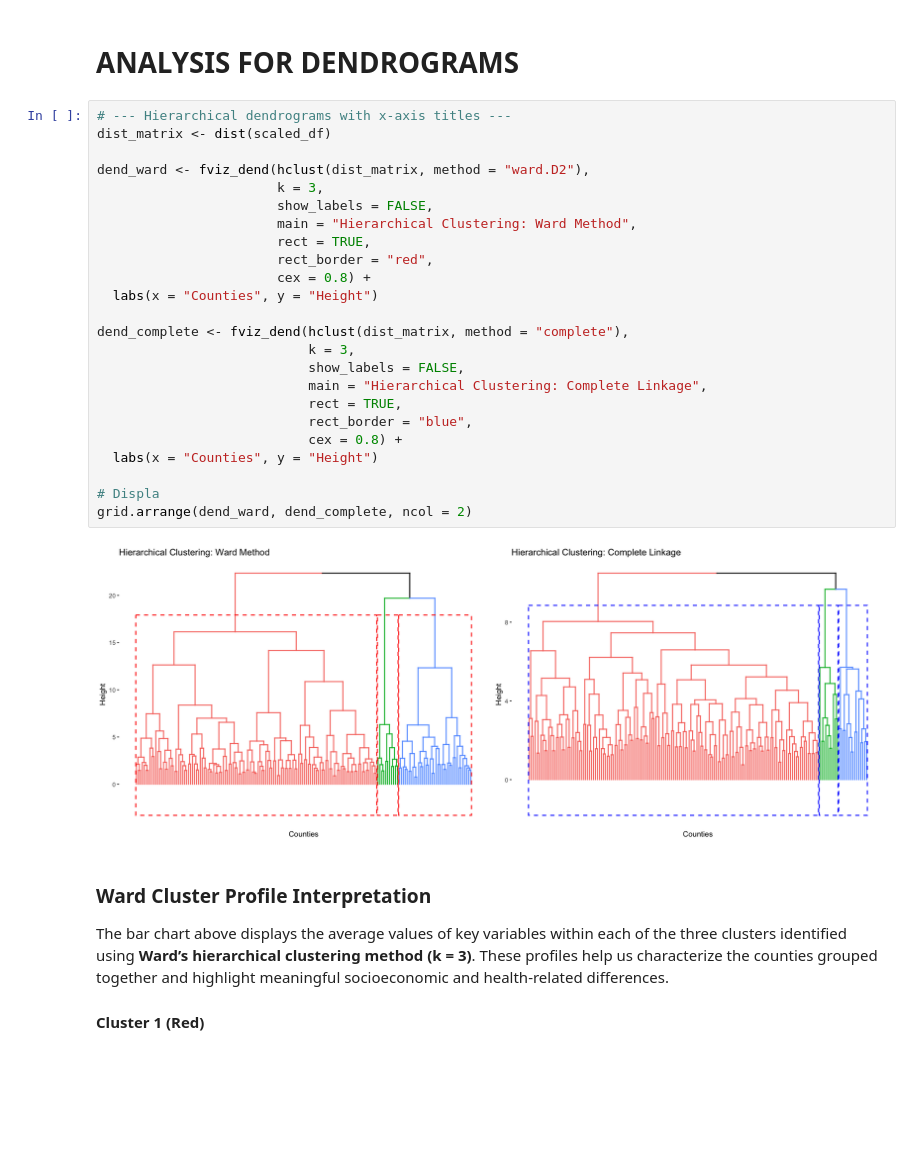
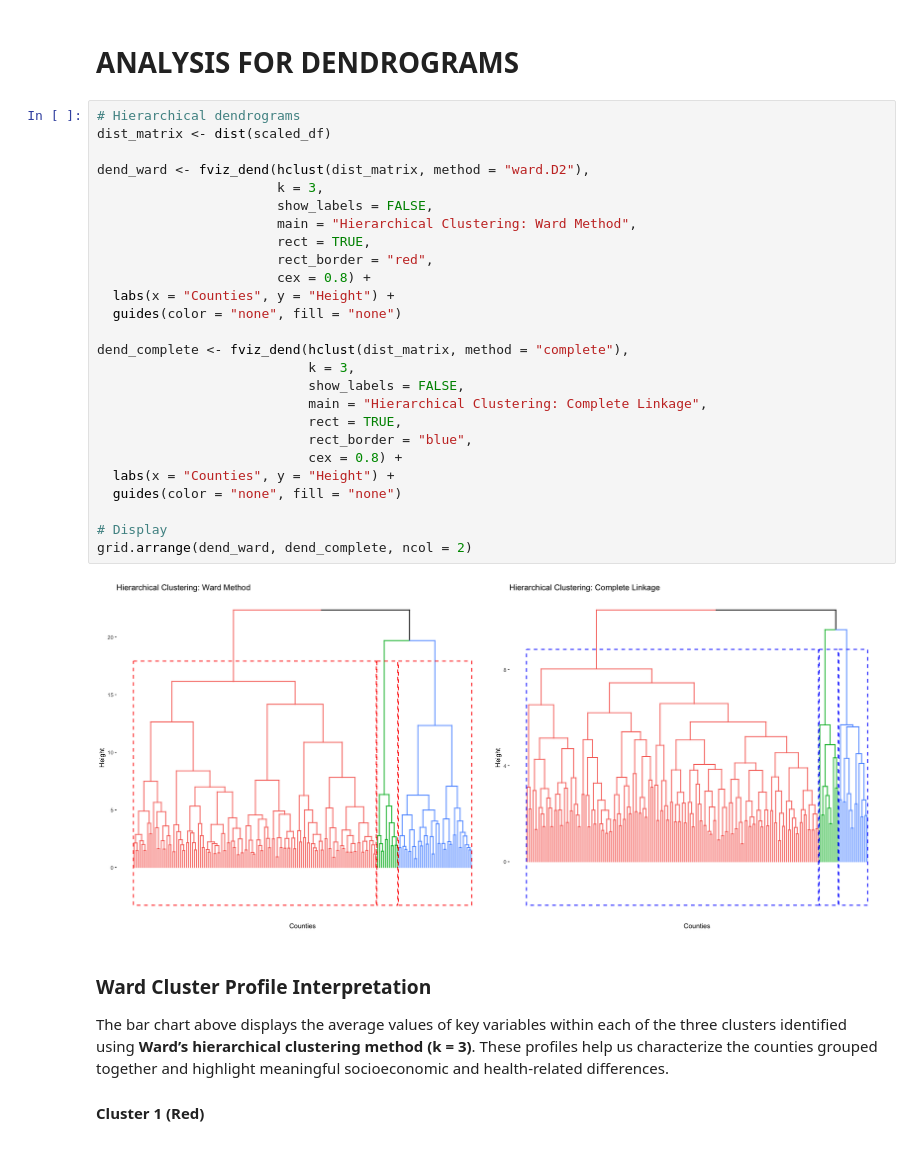
Before and after one commit to Juan-Carlos-D/DM-Team, a Jupyter notebook: Project 2/Rough Drafts/RD 1.ipynb, the cells around one changed output. Cells and saved outputs as stored; diff of their text form; blank space fills up the shorter version.

```diff
--- a/Project 2/Rough Drafts/RD 1.ipynb
+++ b/Project 2/Rough Drafts/RD 1.ipynb
@@ -1176,31 +1182,33 @@ hc_complete <- hclust(dist(scaled_df), method = "complete")
 # %% [markdown]
 # ANALYSIS FOR DENDROGRAMS
 # %%
-# --- Hierarchical dendrograms with x-axis titles ---
+# Hierarchical dendrograms
 dist_matrix <- dist(scaled_df)
 
 dend_ward <- fviz_dend(hclust(dist_matrix, method = "ward.D2"),
                        k = 3,
                        show_labels = FALSE,
                        main = "Hierarchical Clustering: Ward Method",
                        rect = TRUE,
                        rect_border = "red",
                        cex = 0.8) +
-  labs(x = "Counties", y = "Height")
+  labs(x = "Counties", y = "Height") +
+  guides(color = "none", fill = "none")
 
 dend_complete <- fviz_dend(hclust(dist_matrix, method = "complete"),
                            k = 3,
                            show_labels = FALSE,
                            main = "Hierarchical Clustering: Complete Linkage",
                            rect = TRUE,
                            rect_border = "blue",
                            cex = 0.8) +
-  labs(x = "Counties", y = "Height")
+  labs(x = "Counties", y = "Height") +
+  guides(color = "none", fill = "none")
 
-# Displa
+# Display
 grid.arrange(dend_ward, dend_complete, ncol = 2)
 # %% [output]
-[figure, old version]
+[figure, new version]
 # %% [markdown]
 ### Ward Cluster Profile Interpretation
 
```
Also changed, not shown: parts of 22 cells of this notebook.
